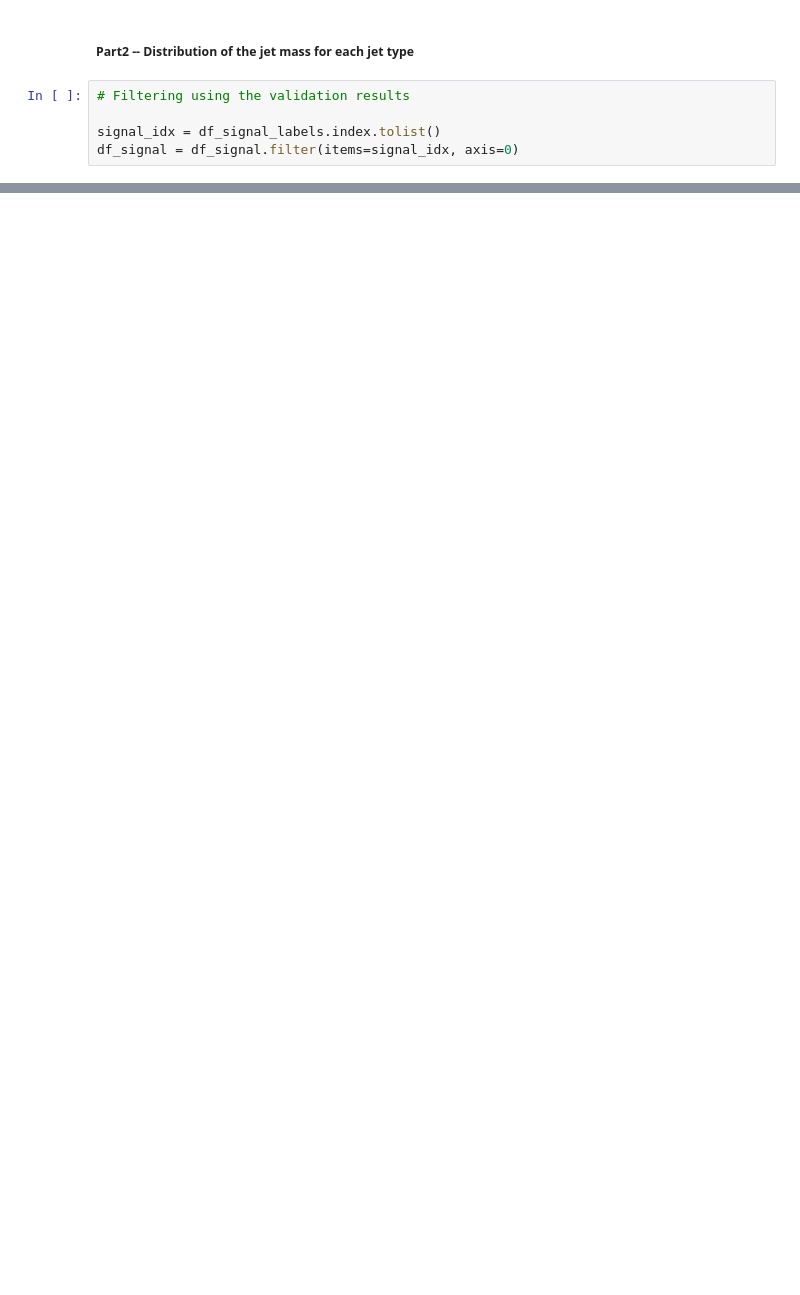
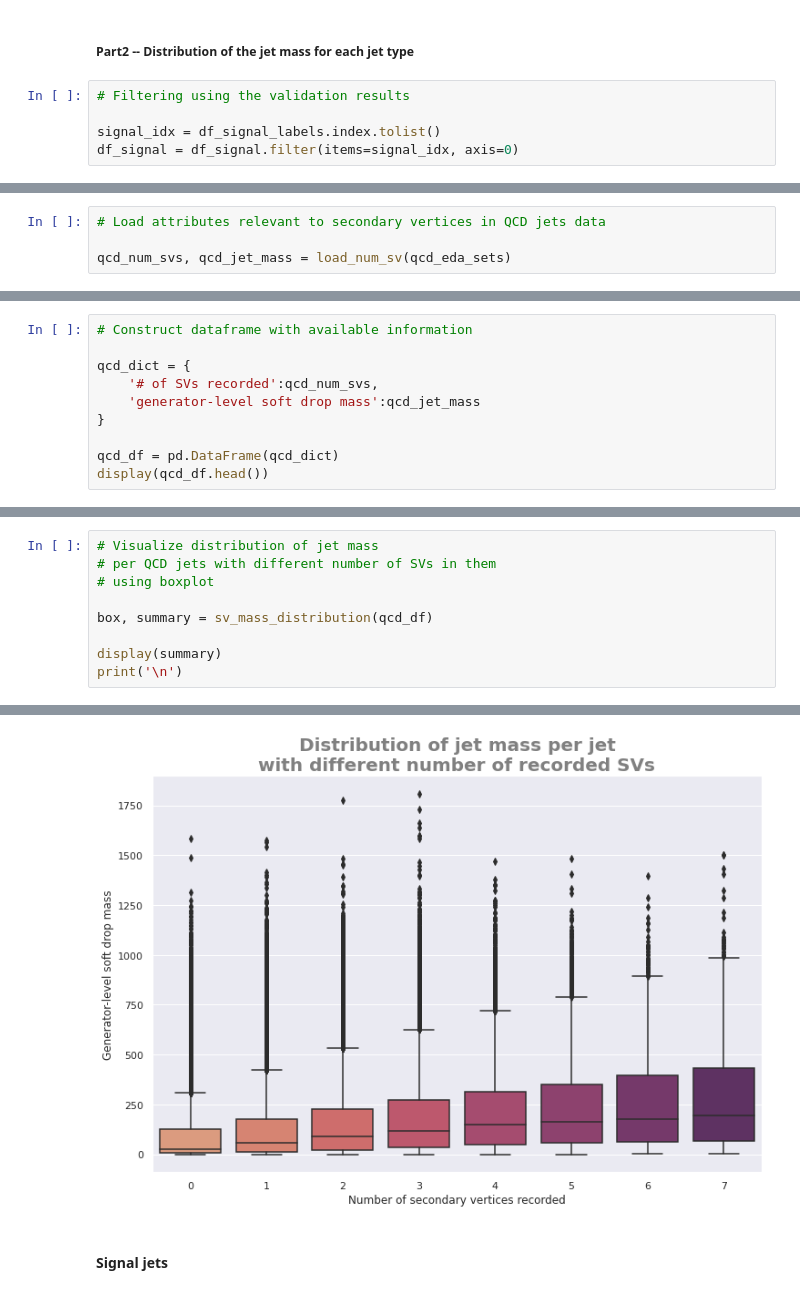
Before and after one commit to UCSDJLEE/DSC180B-A11-Project, a Jupyter notebook: DSC180B Group11 Project Report.ipynb, the cells around one changed output, grey strips where cells are left out. Drawn from its saved outputs; the diff is of its cells as text; blank space fills up the shorter version.

Commit message:
sv_mass_distribution.py update

```diff
--- a/DSC180B Group11 Project Report.ipynb
+++ b/DSC180B Group11 Project Report.ipynb
@@ -201,0 +213,4 @@ print('\n')
+# %%
+# Load attributes relevant to secondary vertices in QCD jets data
+
+qcd_num_svs, qcd_jet_mass = load_num_sv(qcd_eda_sets)
@@ -201,0 +251,10 @@ print('\n')
+# %%
+# Construct dataframe with available information
+
+qcd_dict = {
+    '# of SVs recorded':qcd_num_svs,
+    'generator-level soft drop mass':qcd_jet_mass
+}
+
+qcd_df = pd.DataFrame(qcd_dict)
+display(qcd_df.head())
@@ -201,0 +268,10 @@ print('\n')
+# %%
+# Visualize distribution of jet mass
+# per QCD jets with different number of SVs in them
+# using boxplot
+
+box, summary = sv_mass_distribution(qcd_df)
+
+display(summary)
+print('\n')
+# %% [output]
@@ -201,0 +288,3 @@ print('\n')
+[figure, added]
+# %% [markdown]
+#### Signal jets
```
Also changed, not shown: parts of 23 cells of this notebook, 1 other file.
